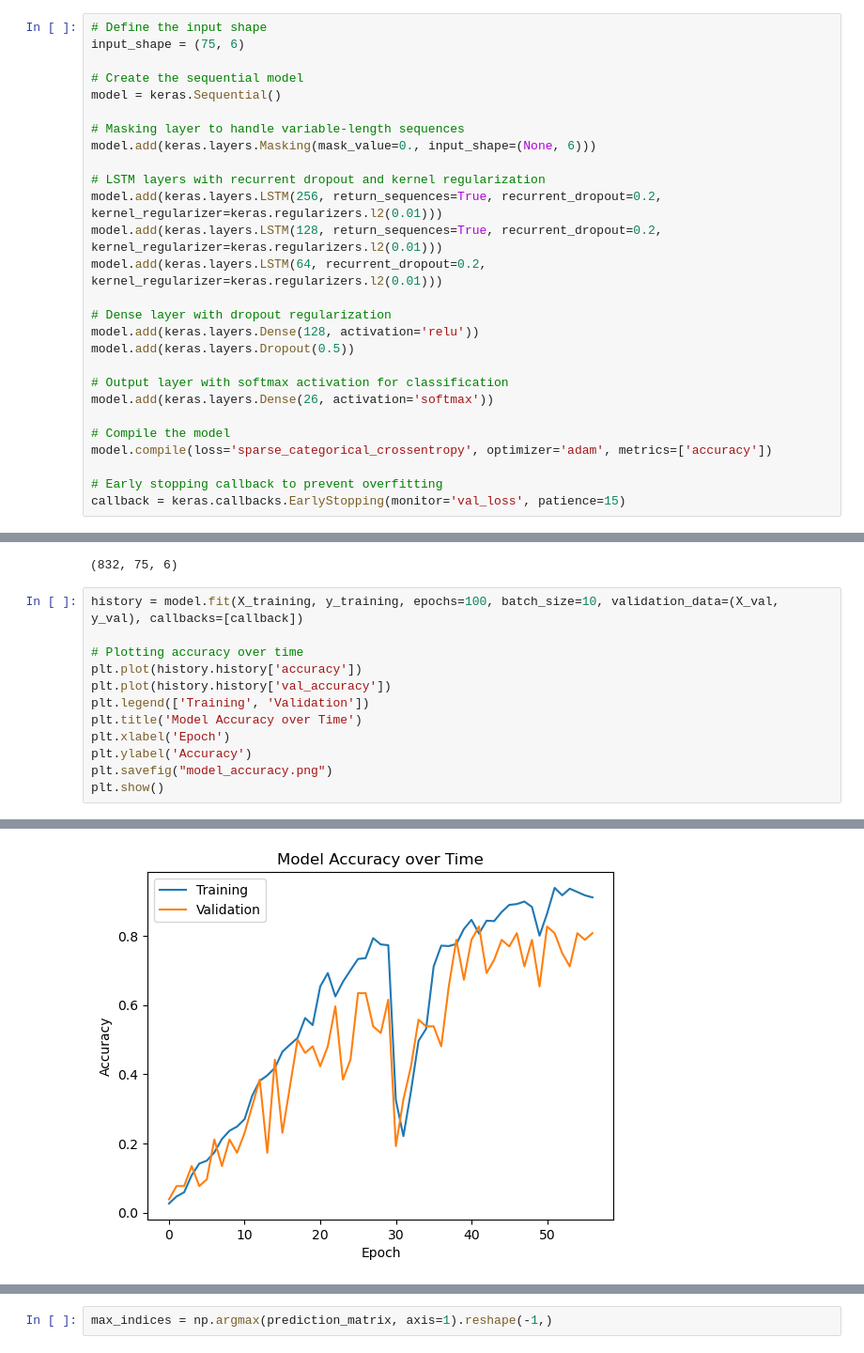
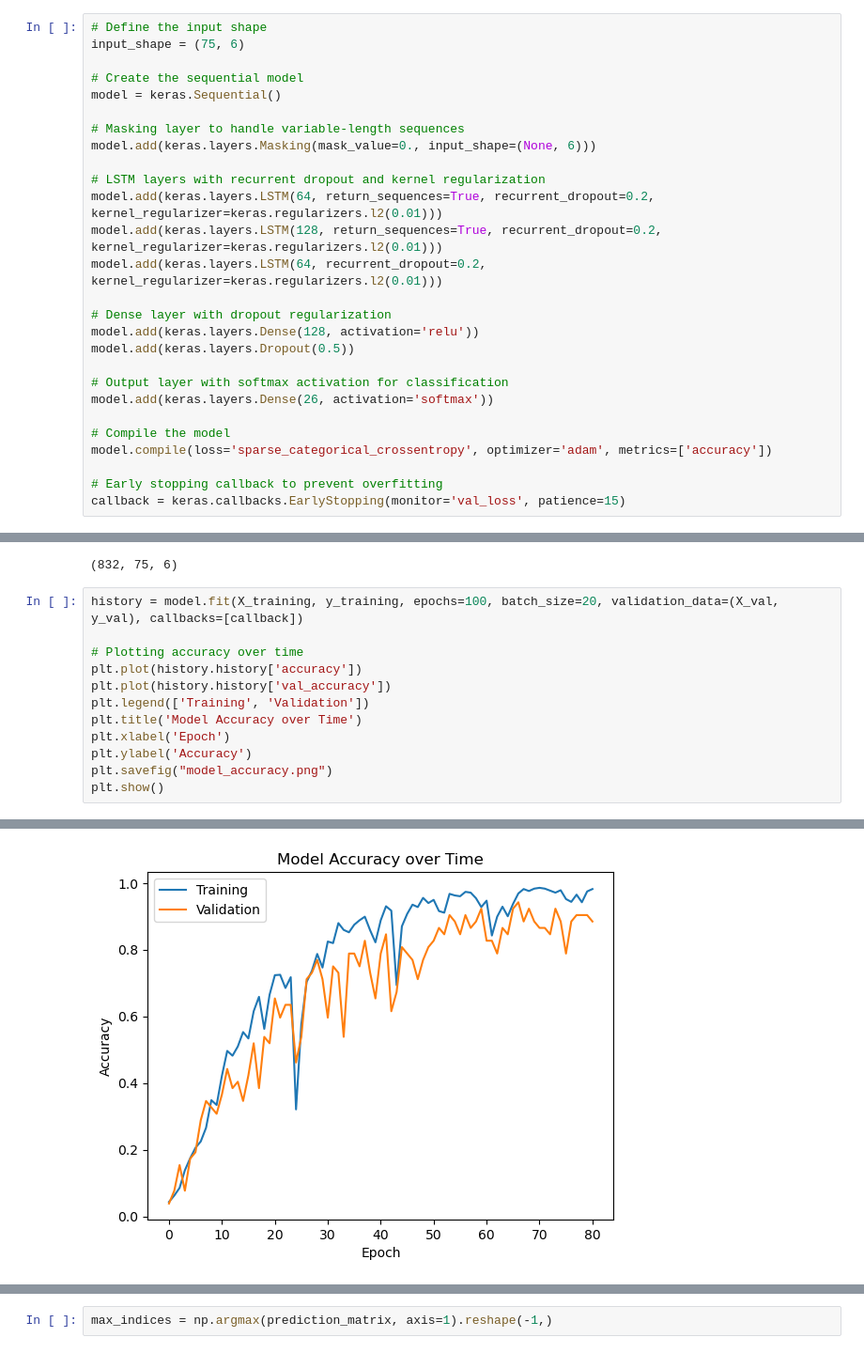
Before and after one commit to anni5701/pattern_recognition_with_IMUs, a Jupyter notebook: classification.ipynb, the cells around one changed output, grey strips where cells are left out. Shown at 94% size. Drawn from its saved outputs; the diff is of its cells as text.

```diff
--- a/classification.ipynb
+++ b/classification.ipynb
@@ -368,7 +368,7 @@ model = keras.Sequential()
 model.add(keras.layers.Masking(mask_value=0., input_shape=(None, 6)))
 
 # LSTM layers with recurrent dropout and kernel regularization
-model.add(keras.layers.LSTM(256, return_sequences=True, recurrent_dropout=0.2, kernel_regularizer=keras.regularizers.l2(0.01)))
+model.add(keras.layers.LSTM(64, return_sequences=True, recurrent_dropout=0.2, kernel_regularizer=keras.regularizers.l2(0.01)))
 model.add(keras.layers.LSTM(128, return_sequences=True, recurrent_dropout=0.2, kernel_regularizer=keras.regularizers.l2(0.01)))
 model.add(keras.layers.LSTM(64, recurrent_dropout=0.2, kernel_regularizer=keras.regularizers.l2(0.01)))
 
@@ -389,7 +389,7 @@ X_training.shape
 # %% [output]
 (832, 75, 6)
 # %%
-history = model.fit(X_training, y_training, epochs=100, batch_size=10, validation_data=(X_val, y_val), callbacks=[callback])
+history = model.fit(X_training, y_training, epochs=100, batch_size=20, validation_data=(X_val, y_val), callbacks=[callback])
 
 # Plotting accuracy over time
 plt.plot(history.history['accuracy'])
@@ -421 +421 @@ Epoch 57/100
-[figure, old version]
+[figure, new version]
```
Also changed, not shown: parts of 6 cells of this notebook.
